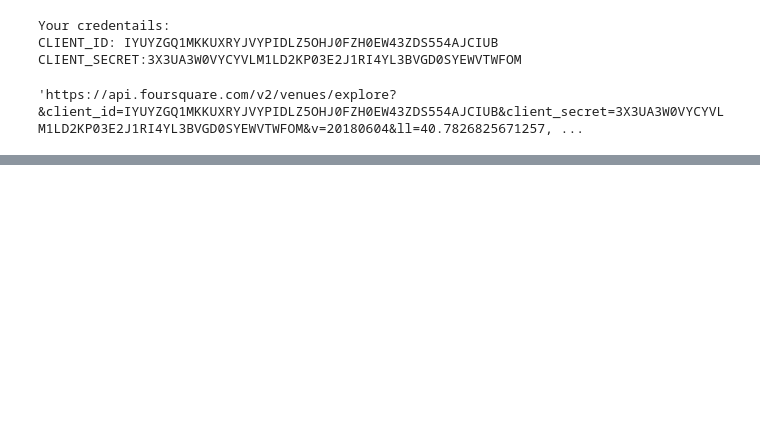
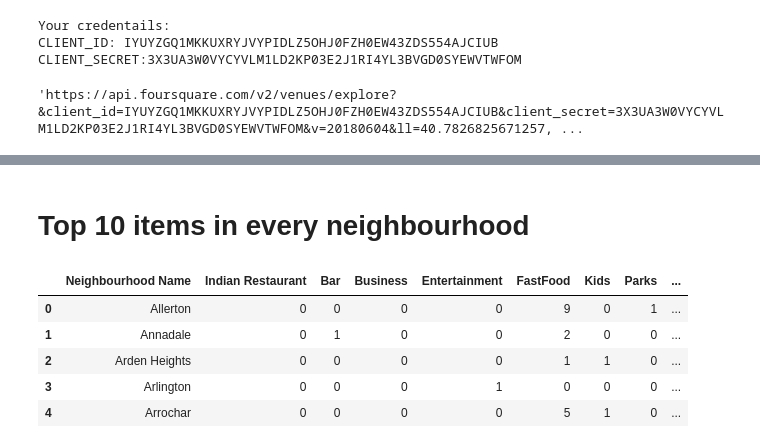
Before and after one commit to ksnblr/Coursera_Capstone, a Jupyter notebook: Battle_Of_Neighbourhoods.ipynb, the cells around one changed output, grey strips where cells are left out. Saved outputs shown, nothing was run; the diff lists cells and outputs as text; code cells hidden in the pictures; blank space fills up the shorter version.

```diff
--- a/Battle_Of_Neighbourhoods.ipynb
+++ b/Battle_Of_Neighbourhoods.ipynb
@@ -339,0 +767,11 @@ ind_rest_df
+# %% [markdown]
+# Top 10 items in every neighbourhood
+# %%
+allvenues_grouped.head()
+# %% [output]
+|  | Neighbourhood Name | Indian Restaurant | Bar | Business | Entertainment | FastFood | Kids | Parks | ... |
+| 0 | Allerton | 0 | 0 | 0 | 0 | 9 | 0 | 1 | ... |
+| 1 | Annadale | 0 | 1 | 0 | 0 | 2 | 0 | 0 | ... |
+| 2 | Arden Heights | 0 | 0 | 0 | 0 | 1 | 1 | 0 | ... |
+| 3 | Arlington | 0 | 0 | 0 | 1 | 0 | 0 | 0 | ... |
+| 4 | Arrochar | 0 | 0 | 0 | 0 | 5 | 1 | 0 | ... |
```
Also changed, not shown: parts of 42 cells of this notebook.
